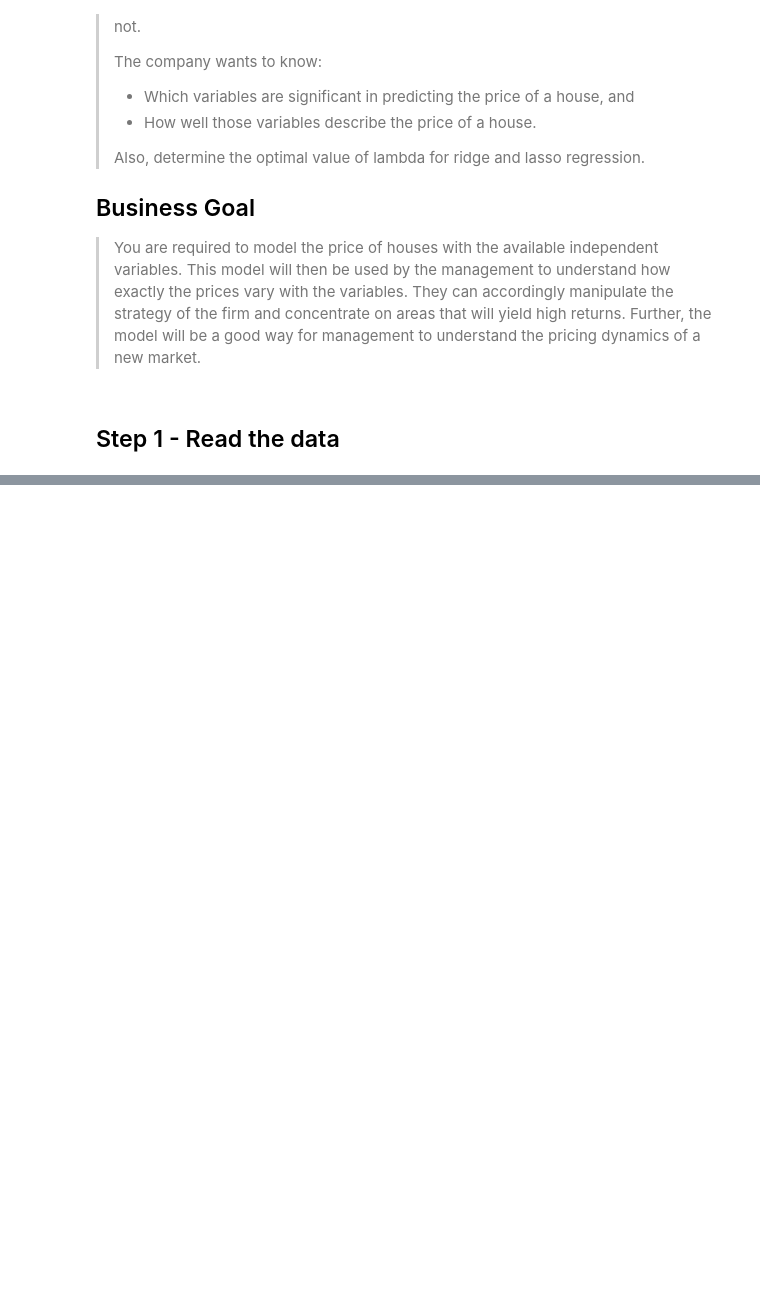
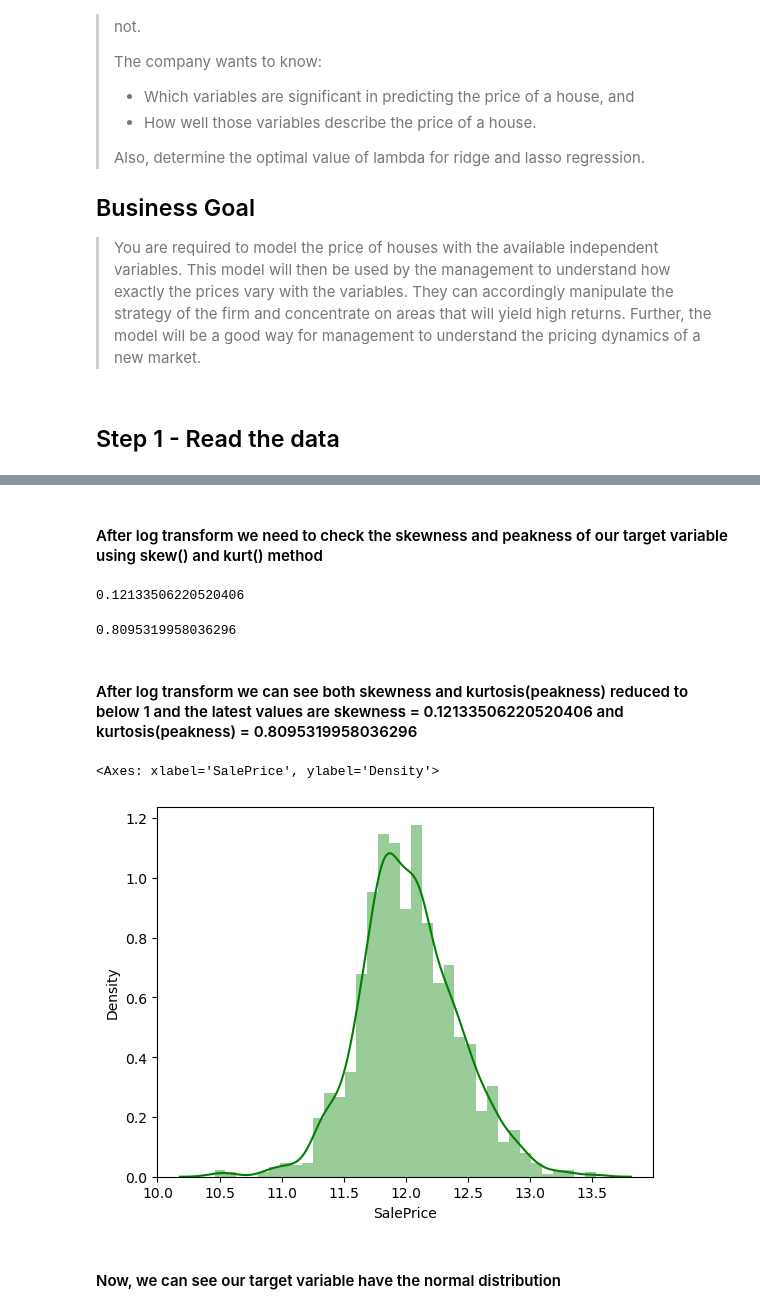
Before and after one commit to Mohinesh27/AssignmentAdvancedRegression, a Jupyter notebook: Assignment-Advanced-Regression-Part-I.ipynb, the cells around one changed output, grey strips where cells are left out. Cells and saved outputs as stored; diff of their text form; code cells hidden in the pictures; blank space fills up the shorter version.

```diff
--- a/Assignment-Advanced-Regression-Part-I.ipynb
+++ b/Assignment-Advanced-Regression-Part-I.ipynb
@@ -42,0 +280,28 @@ warnings.filterwarnings("ignore")
+# %%
+# We are doing log transform the 'SalePrice' column which is our target variable using log method of numpy library
+
+df['SalePrice'] = np.log(df['SalePrice'])
+# %% [markdown]
+#### After log transform we need to check the skewness and peakness of our target variable using skew() and kurt() method
+# %%
+# check skewness of target variable
+
+df['SalePrice'].skew()
+# %% [output]
+0.12133506220520406
+# %%
+df['SalePrice'].kurt()
+# %% [output]
+0.8095319958036296
+# %% [markdown]
+#### After log transform we can see both skewness and kurtosis(peakness) reduced to below 1 and the latest values are skewness = 0.12133506220520406 and kurtosis(peakness) = 0.8095319958036296
+# %%
+# lets analyse the target variable first after log transformed target variable
+
+plt.figure()
+sns.distplot(df['SalePrice'], color="g")
+# %% [output]
+<Axes: xlabel='SalePrice', ylabel='Density'>
+[figure, added]
+# %% [markdown]
+#### Now, we can see our target variable have the normal distribution
```
Also changed, not shown: parts of 65 cells of this notebook.
